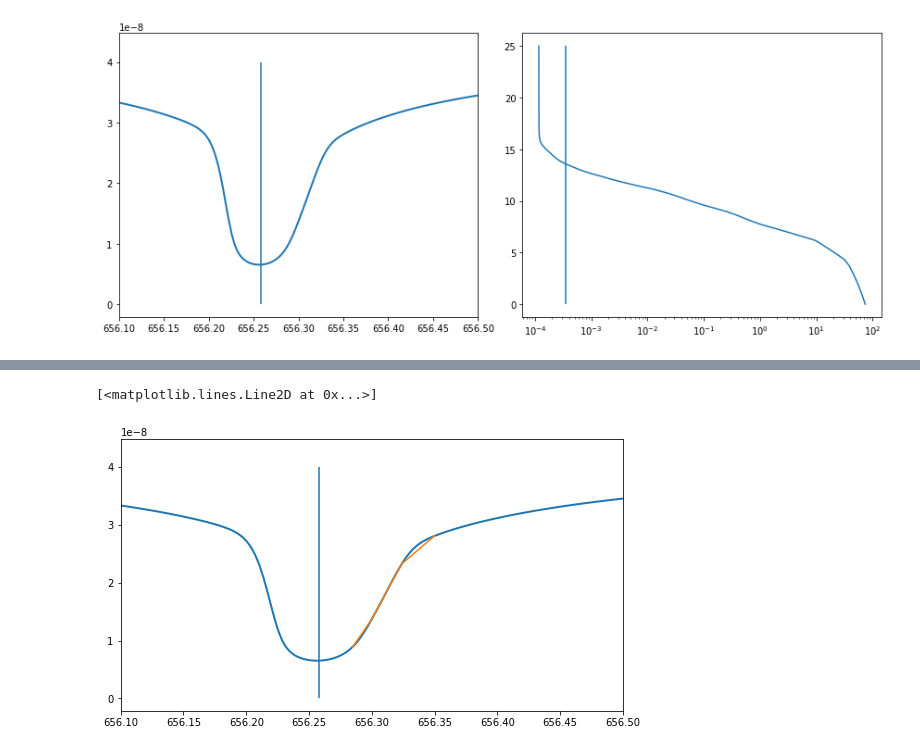
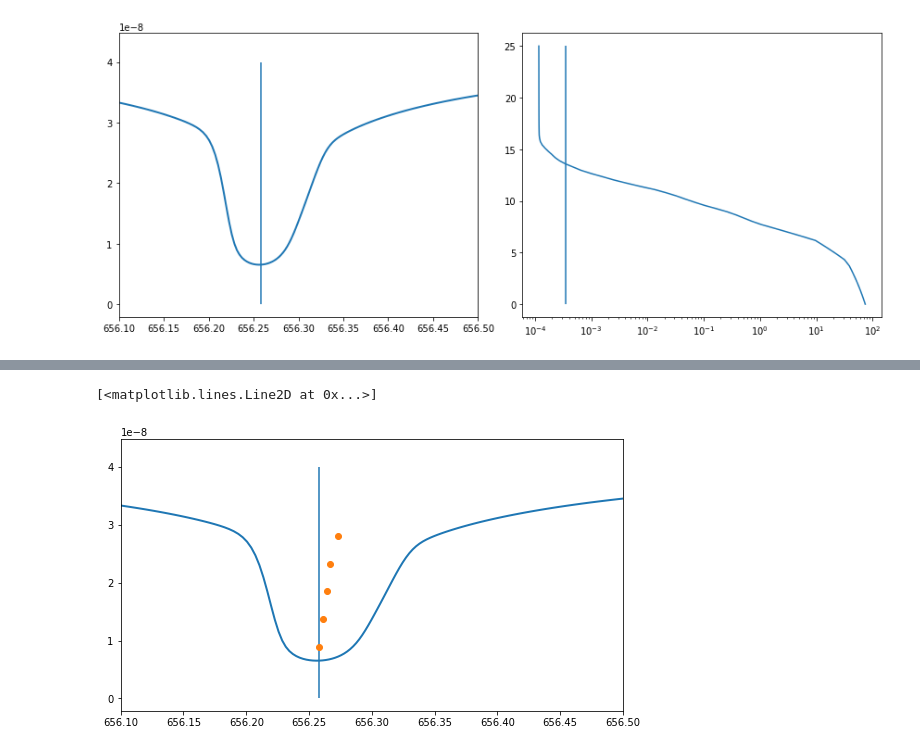
Before and after one commit to ivanzmilic/dkist_workshop_4, a Jupyter notebook: velocity_influence.ipynb, the cells around one changed output, grey strips where cells are left out. Cells and saved outputs as stored; diff of their text form; code cells hidden in the pictures.

```diff
--- a/velocity_influence.ipynb
+++ b/velocity_influence.ipynb
@@ -375,10 +359,0 @@ bisectors = (test[1]+test[0])*
-# %%
-# Let's plot bisectors and see if they make sense:
-plt.figure(figsize=[9,5])
-plt.plot(waves2,I2,linewidth=2.0)
-plt.xlim([656.1,656.5])
-plt.vlines(halpha_center_2,0,4E-8)
-plt.plot(bisectors,test[2])
-# %% [output]
-[<matplotlib.lines.Line2D at 0x...>]
-[figure, removed]
@@ -384,0 +373,12 @@ plt.plot(bisectors,test[2])
+# %%
+bisectors = (test[1]+test[0])*0.5
+# %%
+# Let's plot bisectors and see if they make sense:
+plt.figure(figsize=[9,5])
+plt.plot(waves2,I2,linewidth=2.0)
+plt.xlim([656.1,656.5])
+plt.vlines(halpha_center_2,0,4E-8)
+plt.plot(bisectors,test[2],'o')
+# %% [output]
+[<matplotlib.lines.Line2D at 0x...>]
+[figure, added]
```
Also changed, not shown: parts of 18 cells of this notebook.
